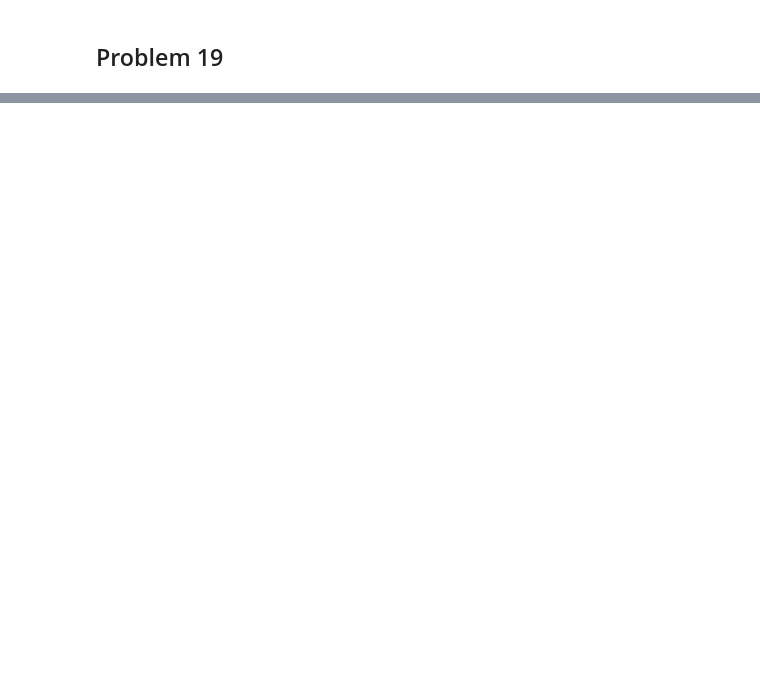
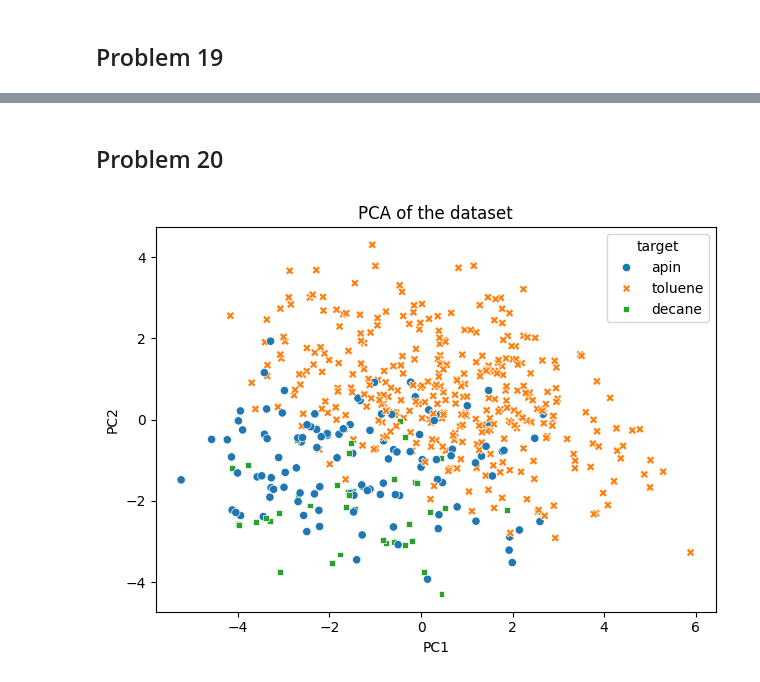
Before and after one commit to henryblu/Intorduction-to-ML, a Jupyter notebook: Exercise-Set-3/Exercise-set-3-solutions.ipynb, the cells around one changed output, grey strips where cells are left out. Cells and saved outputs as stored; diff of their text form; code cells hidden in the pictures; blank space fills up the shorter version.

```diff
--- a/Exercise-Set-3/Exercise-set-3-solutions.ipynb
+++ b/Exercise-Set-3/Exercise-set-3-solutions.ipynb
@@ -67,0 +223,31 @@ Furthermore, in 18.a, the cost of the join has a low mean and standard deviation
+# %% [markdown]
+## Problem 20
+# %%
+### Problem 20 task a
+
+target = mol_data['parentspecies']  # Extracting the target variable
+
+# Dropping unnecessary columns and scaling the features
+features = mol_data.drop(['parentspecies', 'pSat_Pa'], axis=1)
+scaler = StandardScaler()
+features_scaled = scaler.fit_transform(features)
+
+# Applying PCA and transforming the features
+pca = PCA(n_components=2)
+pca.fit(features_scaled)
+features_pca = pca.transform(features_scaled)
+
+# Creating a DataFrame for visualization
+data = pd.DataFrame(features_pca, columns=['PC1', 'PC2'])
+data['target'] = target
+
+# Plotting the PCA results
+plt.figure()
+sns.scatterplot(data=data, x='PC1', y='PC2', hue='target', legend='full', style='target')
+plt.title('PCA of the dataset')
+plt.xlabel('PC1')
+plt.ylabel('PC2')
+plt.tight_layout()
+plt.show()
+# %% [output]
+[figure, added]
```
Also changed, not shown: parts of 16 cells of this notebook, 3 other files.
